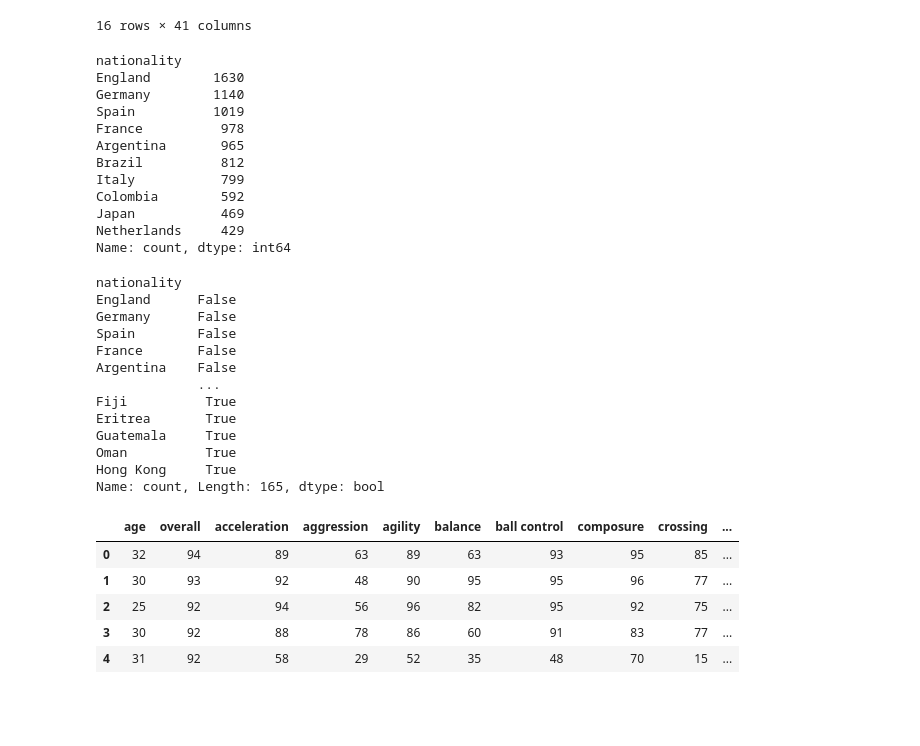
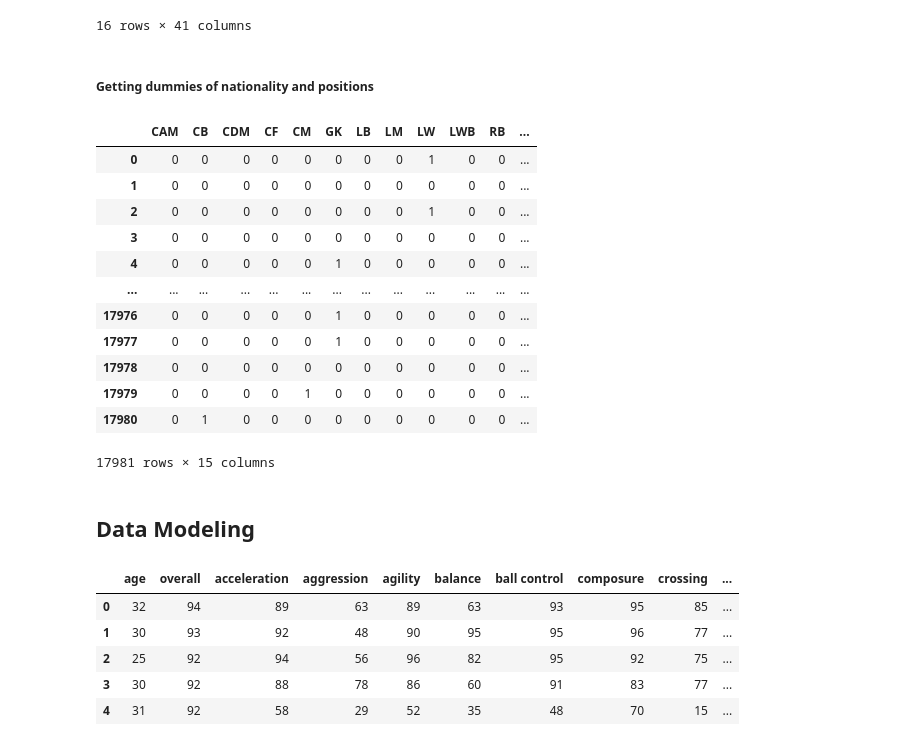
Before and after one commit to imabiodun/fifa-ranking, a Jupyter notebook: fifa-player-ranking.ipynb, the cells around one changed output. Drawn from its saved outputs; the diff is of its cells as text; code cells hidden in the pictures; blank space fills up the shorter version.

```diff
--- a/fifa-player-ranking.ipynb
+++ b/fifa-player-ranking.ipynb
@@ -188,40 +271,31 @@ utility_NGA.sort_values(by = 'overall', ascending=False)
 | 7834 | R. Azeez | 24 | Nigeria | 67 | 71 | 70 | 72 | 73 | 68 | ... |
 | 13135 | C. Udoji | 30 | Nigeria | 62 | 71 | 40 | 72 | 73 | 68 | ... |
 16 rows × 41 columns
-# %%
-data_cleaned['nationality'].value_counts().head(10)
-# %% [output]
-nationality
-England        1630
-Germany        1140
-Spain          1019
-France          978
-Argentina       965
-Brazil          812
-Italy           799
-Colombia        592
-Japan           469
-Netherlands     429
-Name: count, dtype: int64
-# %%
-data_cleaned['nationality'].value_counts()<10
-# %% [output]
-nationality
-England      False
-Germany      False
-Spain        False
-France       False
-Argentina    False
-             ...
-Fiji          True
-Eritrea       True
-Guatemala     True
-Oman          True
-Hong Kong     True
-Name: count, Length: 165, dtype: bool
+# %% [markdown]
+#####  Getting dummies of nationality and positions
 # %%
 data_scores = data.drop(['main position', 'preferred positions','nationality','name'], axis = 1)
 country_data = data['nationality'].str.get_dummies()
+# %%
+# get dummies for all playing postions in dataframe
+data_pos = data['preferred positions'].str.get_dummies(sep = ' ')
+data_pos
+# %% [output]
+|  | CAM | CB | CDM | CF | CM | GK | LB | LM | LW | LWB | RB | ... |
+| 0 | 0 | 0 | 0 | 0 | 0 | 0 | 0 | 0 | 1 | 0 | 0 | ... |
+| 1 | 0 | 0 | 0 | 0 | 0 | 0 | 0 | 0 | 0 | 0 | 0 | ... |
+| 2 | 0 | 0 | 0 | 0 | 0 | 0 | 0 | 0 | 1 | 0 | 0 | ... |
+| 3 | 0 | 0 | 0 | 0 | 0 | 0 | 0 | 0 | 0 | 0 | 0 | ... |
+| 4 | 0 | 0 | 0 | 0 | 0 | 1 | 0 | 0 | 0 | 0 | 0 | ... |
+| ... | ... | ... | ... | ... | ... | ... | ... | ... | ... | ... | ... | ... |
+| 17976 | 0 | 0 | 0 | 0 | 0 | 1 | 0 | 0 | 0 | 0 | 0 | ... |
+| 17977 | 0 | 0 | 0 | 0 | 0 | 1 | 0 | 0 | 0 | 0 | 0 | ... |
+| 17978 | 0 | 0 | 0 | 0 | 0 | 0 | 0 | 0 | 0 | 0 | 0 | ... |
+| 17979 | 0 | 0 | 0 | 0 | 1 | 0 | 0 | 0 | 0 | 0 | 0 | ... |
+| 17980 | 0 | 1 | 0 | 0 | 0 | 0 | 0 | 0 | 0 | 0 | 0 | ... |
+17981 rows × 15 columns
+# %% [markdown]
+## Data Modeling
 # %%
 data_4_model = pd.concat([data_scores,country_data,data_pos],axis = 1)
 data_4_model.head()
```
Also changed, not shown: parts of 30 cells of this notebook.
